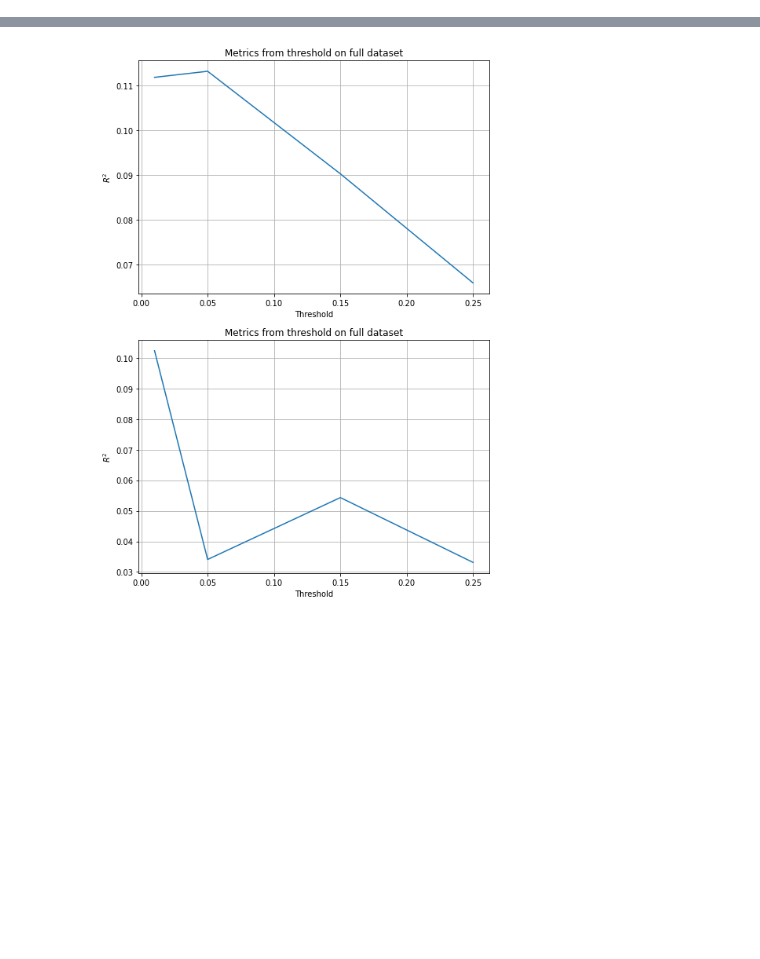
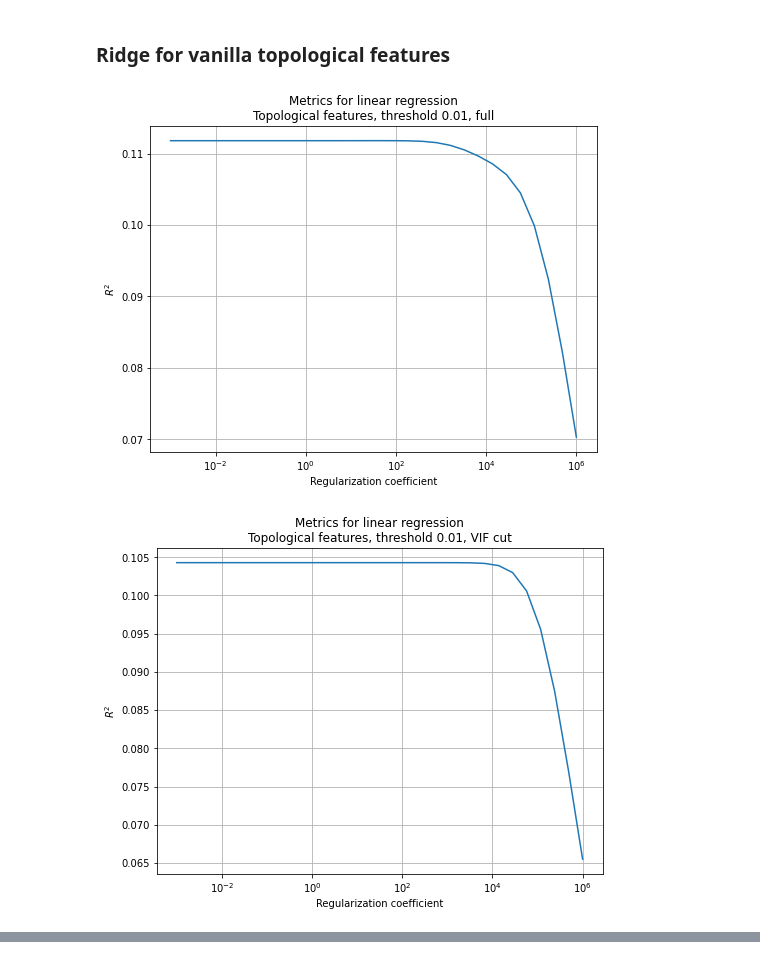
Before and after one commit to no-brainer/tda-mt-mirror, a Jupyter notebook: analysis/tatoeba_bleu_prediction.ipynb, the cells around one changed output, grey strips where cells are left out. Cells and saved outputs as stored; diff of their text form; code cells hidden in the pictures; blank space fills up the shorter version.

Commit message:
upd: added code for elastic net experiments and experiments with data  without special tokens

```diff
--- a/analysis/tatoeba_bleu_prediction.ipynb
+++ b/analysis/tatoeba_bleu_prediction.ipynb
@@ -18,6 +13,13 @@ score_df = pd.read_csv(f"../data/tatoeba_train_opus_scores.tsv", sep="\t", index
 y = score_df.bleu
 
 del score_df
+# %%
+def prep_data(path):
+    df = pd.read_csv(path, sep="\t", index_col=0)
+    unique_cnts = df.nunique(axis=0)
+    const_feats = unique_cnts[unique_cnts == 1]
+    df.drop(const_feats.index.tolist(), axis=1, inplace=True)
+    return df
 # %%
 from sklearn.model_selection import train_test_split
 from sklearn.linear_model import Ridge
@@ -99,29 +99,26 @@ def calculate_vif_(X, thresh=5.0, verbose=False):
 import os
 import sys
 # %%
-threshs = [0.01, 0.05, 0.15, 0.25]
+def train_linreg(path, alphas, n_samples=500):
+    X = prep_data(path)
 
-alphas = np.logspace(-3, 5, num=30)
+    common_index = X.index.intersection(y.index)
 
-full_r2s = []
-cut_r2s = []
-
-for thresh in threshs:
-    X = prep_data(thresh)
-    X = X.loc[y.index]
-    X_train, X_test, y_train, y_test = train_test_split(X, y, random_state=RANDOM_SEED, test_size=0.4)
+    X_train, X_test, y_train, y_test = train_test_split(X.reindex(common_index), y.reindex(common_index), random_state=RANDOM_SEED, test_size=0.4)
     del X
 
-    used_vars = calculate_vif_(X_train.sample(500))
+    used_vars = calculate_vif_(X_train.sample(n_samples))
 
     scaler = StandardScaler().fit(X_train)
     X_train = scaler.transform(X_train)
     X_test = scaler.transform(X_test)
 
     r2s, mses = get_metrics(alphas, (X_train, X_test), (y_train, y_test))
-    plot_metrics(thresh, alphas, r2s, mses)
-    full_r2s.append(r2s.max())
+    best_full_r2 = r2s.max()
+    plot_metrics(thresh, alphas, r2s, mses, "full")
 
     r2s, mses = get_metrics(alphas, (X_train[:, used_vars], X_test[:, used_vars]), (y_train, y_test))
+    best_cut_r2 = r2s.max()
     plot_metrics(thresh, alphas, r2s, mses, "VIF cut")
-    cut_r2s.append(r2s.max())
+
+    return best_full_r2, best_cut_r2
@@ -136,0 +125,16 @@ for thresh in threshs:
+# %% [markdown]
+### Ridge for vanilla topological features
+# %%
+threshs = [0.01, 0.05, 0.15, 0.25]
+alphas = np.logspace(-3, 6, num=30)
+
+full_r2s = []
+cut_r2s = []
+
+for thresh in threshs:
+    full_r2, cut_r2 = train_linreg(f"../data/tatoeba_tf_train_thresh{thresh}.tsv", alphas)
+    full_r2s.append(full_r2)
+    cut_r2s.append(cut_r2)
+# %% [output]
+[figure, added]
+[figure, added]
@@ -137,24 +147,21 @@ for thresh in threshs:
 # %%
-plt.figure(figsize=(8, 12))
+def plot_metrics_thresh(threshs, full_r2s, cut_r2s):
+    plt.figure(figsize=(8, 12))
 
-plt.subplot(211)
+    plt.subplot(211)
 
-sns.lineplot(x=threshs, y=full_r2s)
+    sns.lineplot(x=threshs, y=full_r2s)
 
-ax = plt.gca()
-ax.set(xlabel="Threshold", ylabel="$ R^2 $", title="Metrics from threshold on full dataset")
+    ax = plt.gca()
+    ax.set(xlabel="Threshold", ylabel="$ R^2 $", title="Metrics from threshold on full dataset")
+    ax.grid()
 
-ax.grid()
+    plt.subplot(212)
 
-plt.subplot(212)
+    sns.lineplot(x=threshs, y=cut_r2s)
 
-sns.lineplot(x=threshs, y=cut_r2s)
+    ax = plt.gca()
+    ax.set(xlabel="Threshold", ylabel="$ R^2 $", title="Metrics from threshold on full dataset")
+    ax.grid()
 
-ax = plt.gca()
-ax.set(xlabel="Threshold", ylabel="$ R^2 $", title="Metrics from threshold on full dataset")
-
-ax.grid()
-
-plt.show()
+    plt.show()
-# %% [output]
-[figure, removed]
```
Also changed, not shown: parts of 25 cells of this notebook.
